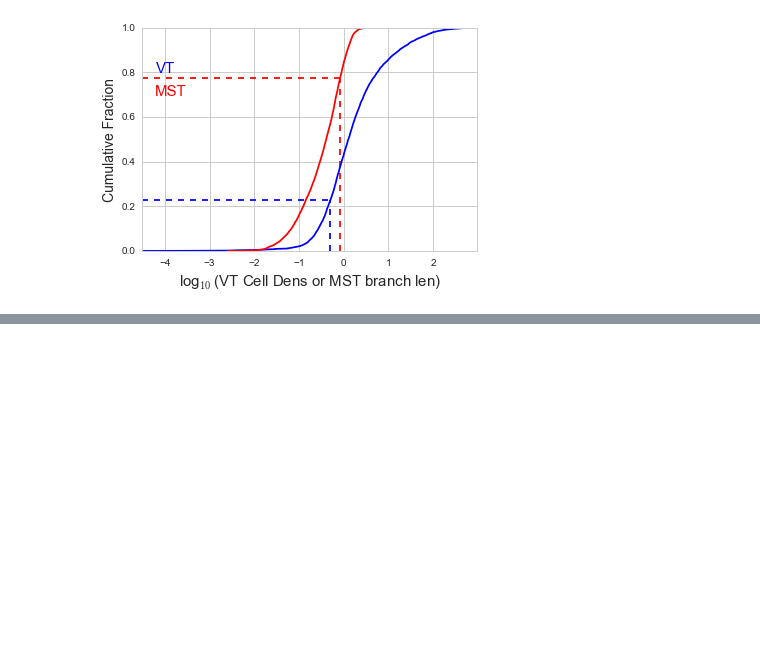
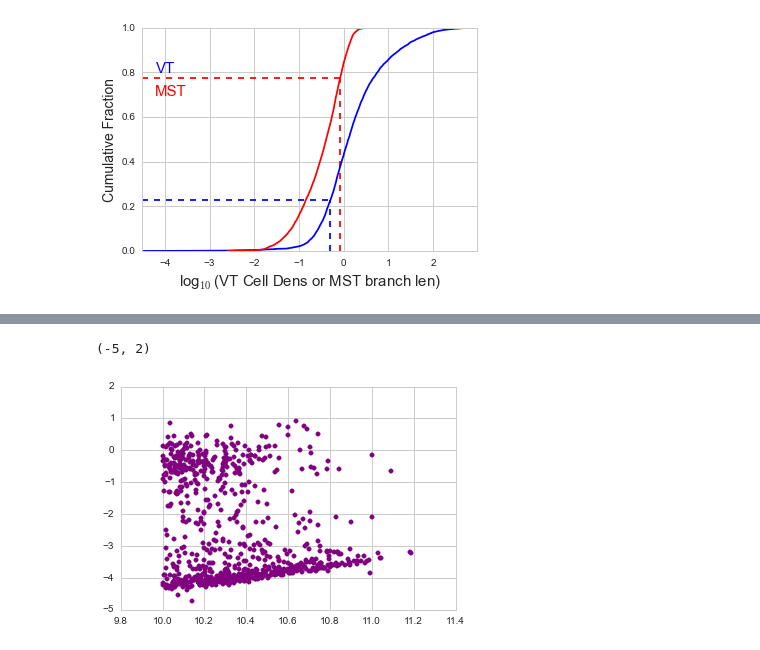
Before and after one commit to jcybulsk/lss_mapper, a Jupyter notebook: lss_mapper.ipynb, the cells around one changed output, grey strips where cells are left out. Cells and saved outputs as stored; diff of their text form; code cells hidden in the pictures; blank space fills up the shorter version.

```diff
--- a/lss_mapper.ipynb
+++ b/lss_mapper.ipynb
@@ -72,0 +76,4 @@ mst_test.segments
+# %%
+df_void = df[mst_fil.labels==-1]
+df_fil = df[(mst_clust.labels==-1) & (mst_fil.labels>-1)]
+df_clust = df[mst_clust.labels>-1]
@@ -72,0 +109,6 @@ mst_test.segments
+# %%
+plt.scatter(df_void.logstmass, df_void.logsfr, color='purple')
+plt.ylim(-5, 2)
+# %% [output]
+(-5, 2)
+[figure, added]
```
Also changed, not shown: parts of 24 cells of this notebook.
